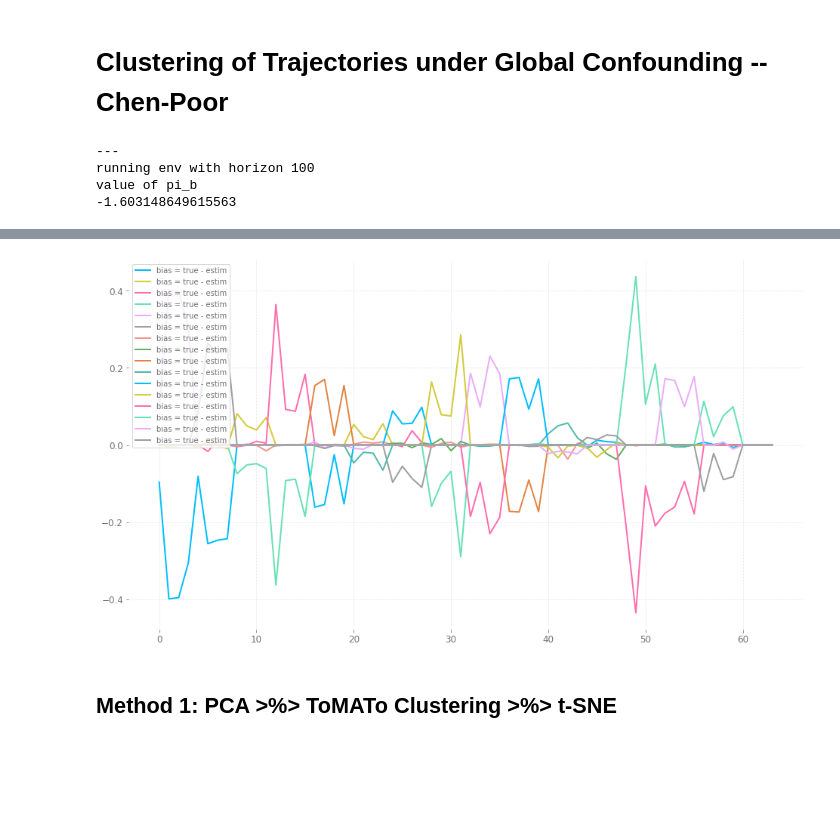
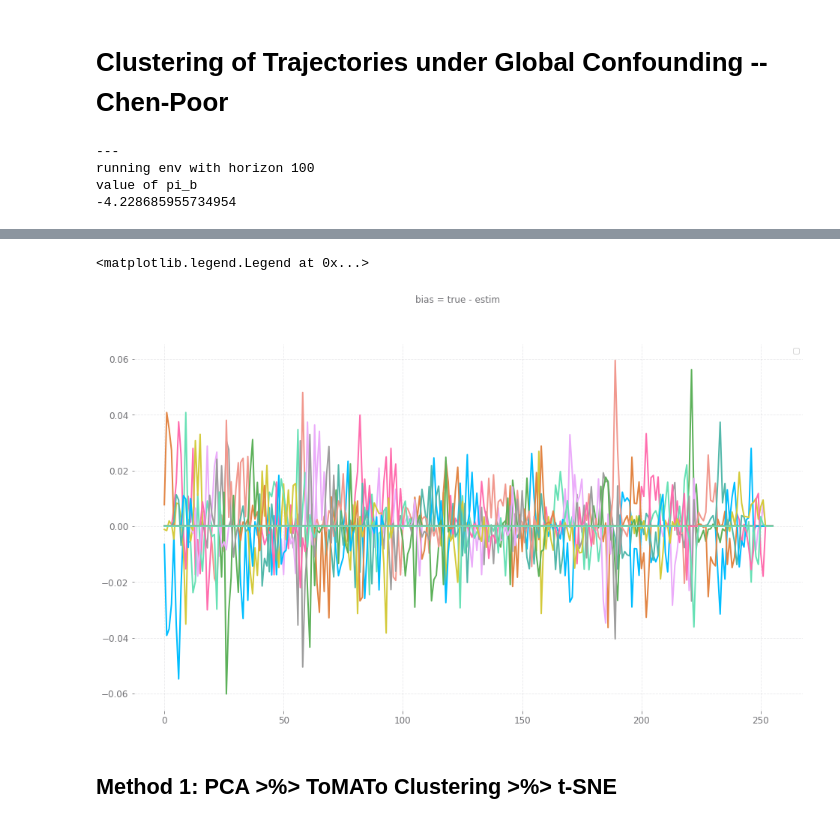
Before and after one commit to hetankevin/off-policy, a Jupyter notebook: mcmix/MixMDP.ipynb, the cells around one changed output, grey strips where cells are left out. Saved outputs shown, nothing was run; the diff lists cells and outputs as text; code cells hidden in the pictures; blank space fills up the shorter version.

```diff
--- a/mcmix/MixMDP.ipynb
+++ b/mcmix/MixMDP.ipynb
@@ -84,7 +84,7 @@ envs = []
 horizon = 100 #18
 #, slip = 0.04, confound_weight=0.6
 pi_b, P, R, x_dist, u_dist, gamma = confound_env.gridworld_opetools(horizon = horizon, slip = 0.04,
-                                                                    confound_weight=0.6, small=True, soft=True)
+                                                                    confound_weight=0.1, small=False, soft=True)
 #R = -1*R
 gridworld = confound_mdp.ConfoundMDP(P, R, x_dist, u_dist, gamma)
 
@@ -133,7 +133,7 @@ for mdp , pi_b, pi_e, base_horizon, gamma, nStates, nActions, term, P, R, x_dist
 ---
 running env with horizon 100
 value of pi_b
--1.603148649615563
+-4.228685955734954
 # %%
 from numba import njit
 #Ptrue_spsa = np.einsum('u,uasp->psa', u_dist, P)
@@ -144,6 +144,7 @@ burnin = 10
 N_sa = getN_sa(dataset, nStates, nActions, burnin=burnin)
 # %%
 plt.figure(figsize=(16,9))
-plt.plot((Pb_spsa - P_spsa).transpose(1,2,0).reshape(nStates*nActions, nStates), label='bias = true - estim')
+plt.plot((Pb_spsa - P_spsa).transpose(1,2,0).reshape(nStates*nActions, nStates))
+plt.suptitle('bias = true - estim')
 plt.legend()
 # %% [output]
@@ -151,4 +152,5 @@ plt.legend()
+<matplotlib.legend.Legend at 0x...>
-[figure, old version]
+[figure, new version]
 # %% [markdown]
 ## Method 1: PCA >%> ToMATo Clustering >%> t-SNE
 # %%
```
Also changed, not shown: parts of 49 cells of this notebook, 11 other files.
